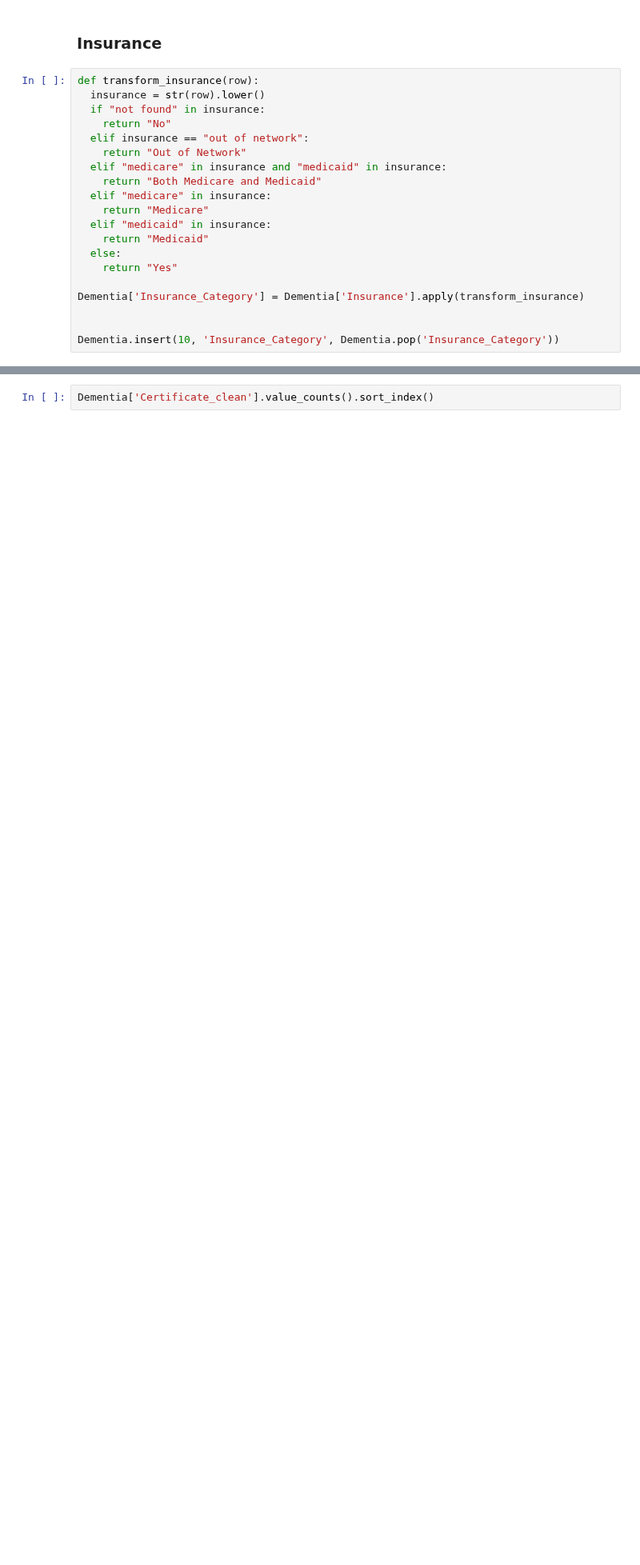
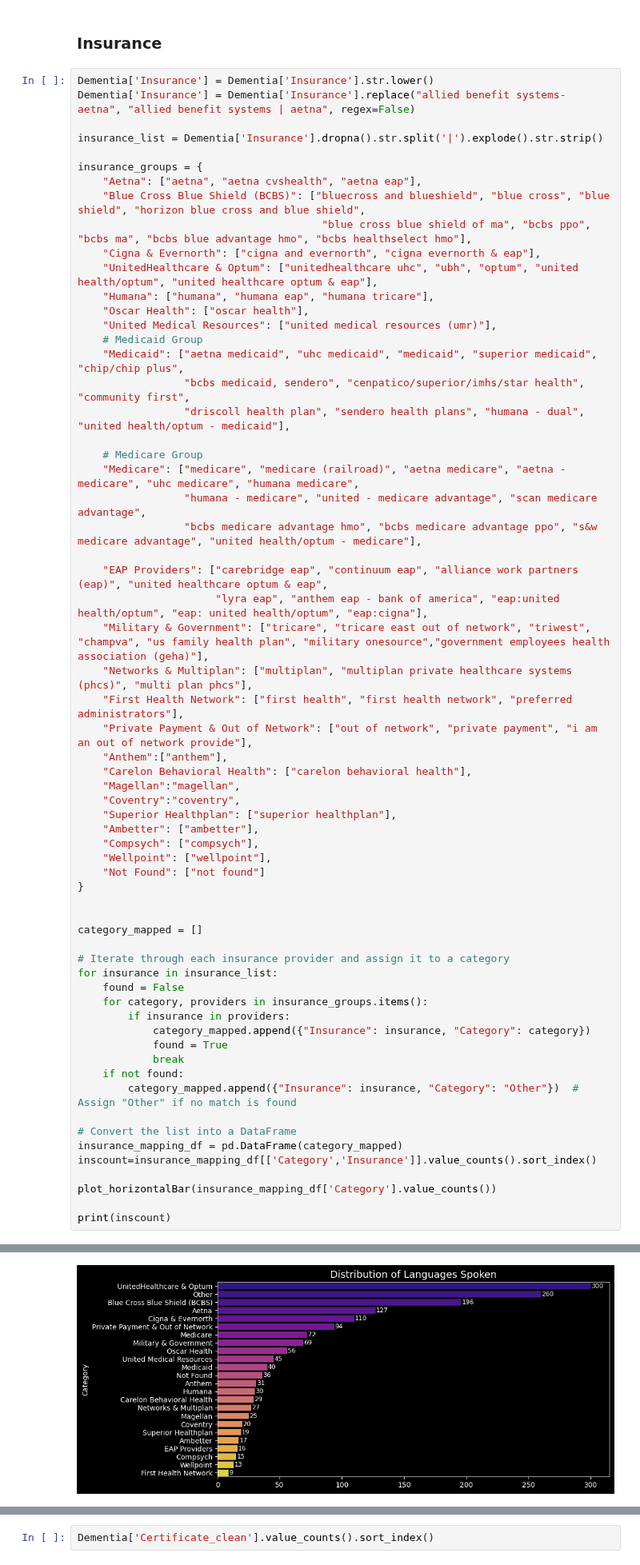
Before and after one commit to pallavmarch/Psychologytoday-therapist-analysis, a Jupyter notebook: psychologytoday_webscraping_dataset_analysis.ipynb, the cells around one changed output, grey strips where cells are left out. Shown at 80% size. Cells and saved outputs as stored; diff of their text form; blank space fills up the shorter version.

```diff
--- a/psychologytoday_webscraping_dataset_analysis.ipynb
+++ b/psychologytoday_webscraping_dataset_analysis.ipynb
@@ -238,22 +145,66 @@ ValueError: Per-column arrays must each be 1-dimensional
 # %% [markdown]
 ### Insurance
-# %%
-def transform_insurance(row):
-  insurance = str(row).lower()
-  if "not found" in insurance:
-    return "No"
-  elif insurance == "out of network":
-    return "Out of Network"
-  elif "medicare" in insurance and "medicaid" in insurance:
-    return "Both Medicare and Medicaid"
-  elif "medicare" in insurance:
-    return "Medicare"
-  elif "medicaid" in insurance:
-    return "Medicaid"
-  else:
-    return "Yes"
-
-Dementia['Insurance_Category'] = Dementia['Insurance'].apply(transform_insurance)
-
-
-Dementia.insert(10, 'Insurance_Category', Dementia.pop('Insurance_Category'))
+# %%
+Dementia['Insurance'] = Dementia['Insurance'].str.lower()
+Dementia['Insurance'] = Dementia['Insurance'].replace("allied benefit systems- aetna", "allied benefit systems | aetna", regex=False)
+
+insurance_list = Dementia['Insurance'].dropna().str.split('|').explode().str.strip()
+
+insurance_groups = {
+    "Aetna": ["aetna", "aetna cvshealth", "aetna eap"],
+    "Blue Cross Blue Shield (BCBS)": ["bluecross and blueshield", "blue cross", "blue shield", "horizon blue cross and blue shield",
+                                       "blue cross blue shield of ma", "bcbs ppo", "bcbs ma", "bcbs blue advantage hmo", "bcbs healthselect hmo"],
+    "Cigna & Evernorth": ["cigna and evernorth", "cigna evernorth & eap"],
+    "UnitedHealthcare & Optum": ["unitedhealthcare uhc", "ubh", "optum", "united health/optum", "united healthcare optum & eap"],
+    "Humana": ["humana", "humana eap", "humana tricare"],
+    "Oscar Health": ["oscar health"],
+    "United Medical Resources": ["united medical resources (umr)"],
+    # Medicaid Group
+    "Medicaid": ["aetna medicaid", "uhc medicaid", "medicaid", "superior medicaid", "chip/chip plus",
+                 "bcbs medicaid, sendero", "cenpatico/superior/imhs/star health", "community first",
+                 "driscoll health plan", "sendero health plans", "humana - dual", "united health/optum - medicaid"],
+
+    # Medicare Group
+    "Medicare": ["medicare", "medicare (railroad)", "aetna medicare", "aetna - medicare", "uhc medicare", "humana medicare",
+                 "humana - medicare", "united - medicare advantage", "scan medicare advantage",
+                 "bcbs medicare advantage hmo", "bcbs medicare advantage ppo", "s&w medicare advantage", "united health/optum - medicare"],
+
+    "EAP Providers": ["carebridge eap", "continuum eap", "alliance work partners (eap)", "united healthcare optum & eap",
+                      "lyra eap", "anthem eap - bank of america", "eap:united health/optum", "eap: united health/optum", "eap:cigna"],
+    "Military & Government": ["tricare", "tricare east out of network", "triwest", "champva", "us family health plan", "military onesource","government employees health association (geha)"],
+    "Networks & Multiplan": ["multiplan", "multiplan private healthcare systems (phcs)", "multi plan phcs"],
+    "First Health Network": ["first health", "first health network", "preferred administrators"],
+    "Private Payment & Out of Network": ["out of network", "private payment", "i am an out of network provide"],
+    "Anthem":["anthem"],
+    "Carelon Behavioral Health": ["carelon behavioral health"],
+    "Magellan":"magellan",
+    "Coventry":"coventry",
+    "Superior Healthplan": ["superior healthplan"],
+    "Ambetter": ["ambetter"],
+    "Compsych": ["compsych"],
+    "Wellpoint": ["wellpoint"],
+    "Not Found": ["not found"]
+}
+
+
+category_mapped = []
+
+# Iterate through each insurance provider and assign it to a category
+for insurance in insurance_list:
+    found = False
+    for category, providers in insurance_groups.items():
+        if insurance in providers:
+            category_mapped.append({"Insurance": insurance, "Category": category})
+            found = True
+            break
+    if not found:
+        category_mapped.append({"Insurance": insurance, "Category": "Other"})  # Assign "Other" if no match is found
+
+# Convert the list into a DataFrame
+insurance_mapping_df = pd.DataFrame(category_mapped)
+inscount=insurance_mapping_df[['Category','Insurance']].value_counts().sort_index()
+
+plot_horizontalBar(insurance_mapping_df['Category'].value_counts())
+
+print(inscount)
+# %% [output]
@@ -259,0 +214 @@ Dementia.insert(10, 'Insurance_Category', Dementia.pop('Insurance_Category'))
+[figure, added]
```
Also changed, not shown: parts of 19 cells of this notebook.
